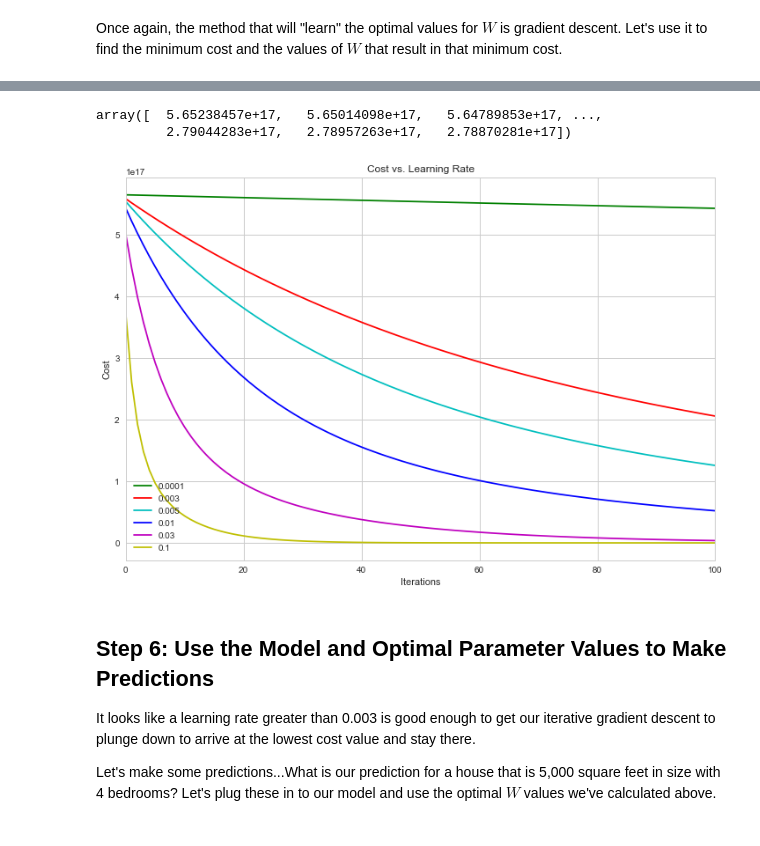
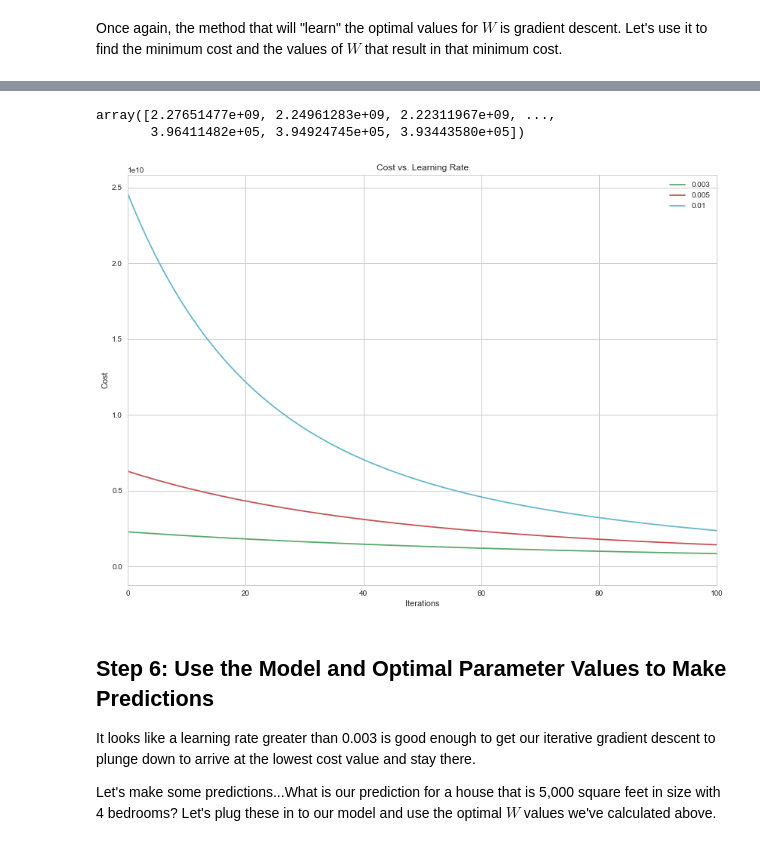
Before and after one commit to jsub10/Machine-Learning-Course-2018, a Jupyter notebook: Notebooks/Non-Linear-Regression.ipynb, the cells around one changed output, grey strips where cells are left out. Cells and saved outputs as stored; diff of their text form; code cells hidden in the pictures.

```diff
--- a/Notebooks/Non-Linear-Regression.ipynb
+++ b/Notebooks/Non-Linear-Regression.ipynb
@@ -24,10 +24,8 @@ The data we have is a well know machine learning dataset of housing prices in Po
 # %% [markdown]
 ## Load the Data
 # %%
-import os
-# Load the housing prices dataset
-file_url = data_dir + os.sep + "portland-house-prices.txt"
 # Load the data into a dataframe
-data2 = pd.read_csv(file_url, header=None, names=['Size', 'Bedrooms', 'Price'])
+file_url = os.path.join(data_dir_path, 'PortlandHousingPrices.xlsx')
+data2 = pd.read_excel(file_url, names=['Bedrooms', 'Area', 'Price'])
 data2.head()
 # %% [output]
@@ -67,10 +65,15 @@ Based on the visuals above, how would you describe the data? Write a short parag
 Notice that the size of a house in square feet is about 1,000 times the number of bedrooms it has. Similarly, the price of a house is about 100 times the size of the house. This is quite common in many datasets, but when it happens, the iterative method of gradient descent (which we'll use again) becomes inefficient. This is simply a matter of making the computations efficient. To do so, we'll do something called *feature normalization*.
 # %%
 # Normalize the scales in the dataset
-# NOTE: the output doesn't have to be rescaled but we've done that here anyway
-# If you know statistics: What we're doing is rewriting each value in terms of standard deviation units
-data2Norm = (data2 - data2.mean()) / data2.std()
-data2Norm.head()
+# If you know statistics: What we're doing is rewriting each value
+#  in terms of standard deviation units
 
 # In Orange use the Preprocessor widget
+# Can also use the StandardScaler from scikit learn
+
+# This scales all of the columns
+data2Norm = (data2 - data2.mean()) / data2.std()
+# Now restore the Price column to its unscaled values -- the target doesn't need scaling
+data2Norm['Price'] = data2['Price']
+data2Norm.head()
 # %% [output]
@@ -115,7 +118,7 @@ The output is the house price. Let's set it up as a variable y.
 # The output -- the price of a house
 # Don't need to normalize the output
 #y = data2['Price']
-y = data2.iloc[:, cols-1:cols]
+y = data2Norm.iloc[:, cols-1:cols]
 # First few house prices in the dataset
 y.head()
 # %% [output]
@@ -406,6 +408,6 @@ ax.set_title('Cost vs. Iterations Over the Dataset');
 # %%
 # Run gradient descent for a few different values of the learning rate
-learning_rates = [0.0001, 0.003, 0.005, 0.01, 0.03, 0.1]
+learning_rates = [0.003, 0.005, 0.01]
 gdResults = [gradientDescent(X_2, y, W_init, num_iters, learning_rates[i]) for i in range(len(learning_rates))]
 #gdResults
 
@@ -414,20 +416,20 @@ gdResults = [gradientDescent(X_2, y, W_init, num_iters, learning_rates[i]) for i
 penalty_list = [gdResults[i][3] for i in range(len(gdResults))]
 penalty_list[0]
 # %% [output]
-array([  5.65238457e+17,   5.65014098e+17,   5.64789853e+17, ...,
-         2.79044283e+17,   2.78957263e+17,   2.78870281e+17])
+array([2.27651477e+09, 2.24961283e+09, 2.22311967e+09, ...,
+       3.96411482e+05, 3.94924745e+05, 3.93443580e+05])
 # %%
 # How the cost of the transformation varies with the learning rate
 plot_color_list = ['g', 'r', 'c', 'b', 'm', 'y']
-fig, ax = plt.subplots(figsize=(12,8))
+fig, ax = plt.subplots(figsize=(14,10))
 [ax.plot(np.arange(num_iters), penalty_list[i], plot_color_list[i], label=learning_rates[i]) for i in range(len(learning_rates))]
 ax.set_xlabel('Iterations')
 ax.set_ylabel('Cost')
 ax.legend()
 plt.xlim(0,100)
 ax.set_title('Cost vs. Learning Rate');
 # %% [output]
-[figure, old version]
+[figure, new version]
 # %% [markdown]
 ## Step 6: Use the Model and Optimal Parameter Values to Make Predictions
 
```
Also changed, not shown: parts of 22 cells of this notebook, 5 other files.
